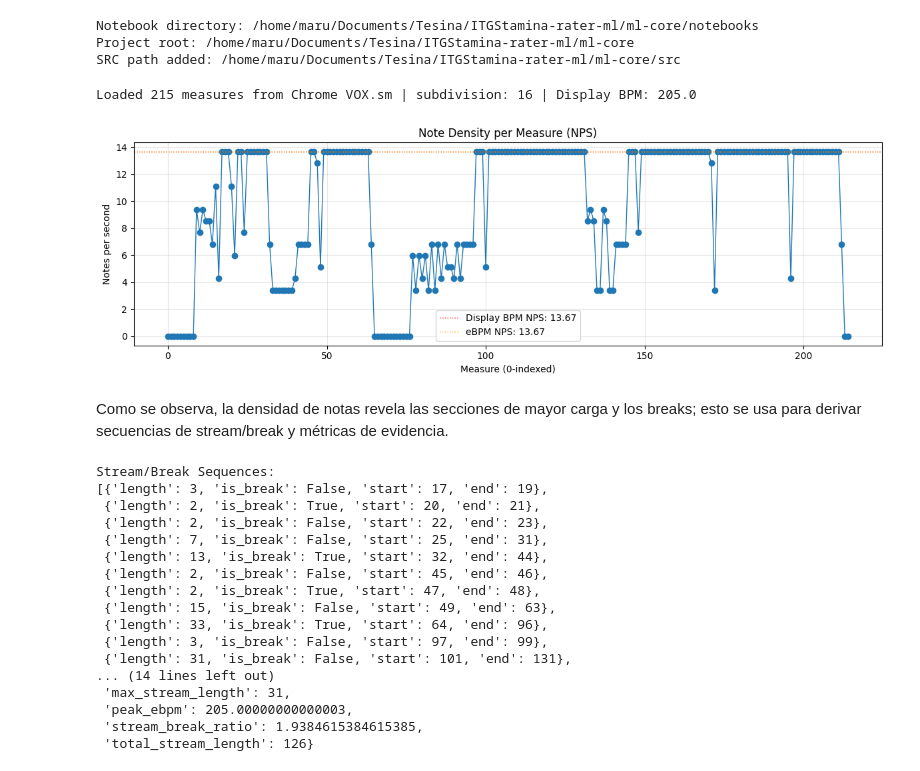
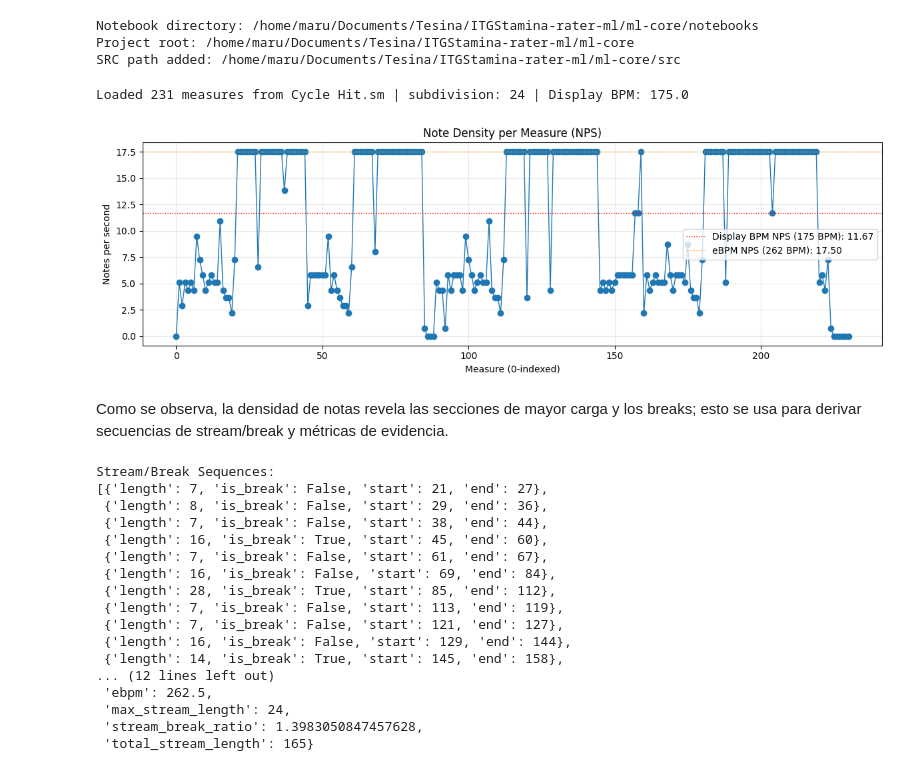
Before and after one commit to MaruDeHabanero/ITGStamina-rater-ml, a Jupyter notebook: ml-core/notebooks/01_feature_validation.ipynb, the cells around one changed output. Saved outputs shown, nothing was run; the diff lists cells and outputs as text; code cells hidden in the pictures.

```diff
--- a/ml-core/notebooks/01_feature_validation.ipynb
+++ b/ml-core/notebooks/01_feature_validation.ipynb
@@ -5,7 +5,7 @@ Este cuaderno valida el pipeline de parseo y extracción de features para charts
 # %% [markdown]
 ### Ruta del chart a mirar:
 # %%
-chart = "Stamina RPG 6/[17] Chrome VOX/Chrome VOX.sm"
+chart = "Stamina RPG 6/[23] Cycle Hit/Cycle Hit.sm"
 # %%
 %reload_ext autoreload
 # %%
@@ -33,12 +33,15 @@ Project root: /home/maru/Documents/Tesina/ITGStamina-rater-ml/ml-core
 SRC path added: /home/maru/Documents/Tesina/ITGStamina-rater-ml/ml-core/src
 # %%
 from parser import parse_sm_chart_with_meta
+from features import get_stream_sequences
 
 chart_path = PROJECT_ROOT / "data/raw" / chart
 notes_data, subdivision = parse_sm_chart_with_meta(chart_path)
 densities = notes_data["notes_per_measure"]
 display_bpm = notes_data["display_bpm"]
 
+# ES: Calcular NPS por compás y líneas de referencia.
+# EN: Compute per-measure NPS and reference lines.
 display_bpm_nps = None
 ebpm_nps = None
 
@@ -46,10 +49,14 @@ if display_bpm and display_bpm > 0:
     measure_seconds = 240.0 / display_bpm
     nps_per_measure = [count / measure_seconds for count in densities]
     display_bpm_nps = display_bpm / 15.0
-    if nps_per_measure:
-        peak_nps = float(np.nanmax(nps_per_measure))
-        if np.isfinite(peak_nps):
-            ebpm_nps = peak_nps
+
+    # ES: eBPM = Display BPM × multiplicador de subdivisión detectada.
+    # EN: eBPM = Display BPM × detected subdivision multiplier.
+    sequences = get_stream_sequences(densities, subdivision=subdivision)
+    if sequences:
+        multiplier = sequences[0].get("multiplier", 1.0)
+        ebpm = display_bpm * multiplier
+        ebpm_nps = ebpm / 15.0
 else:
     measure_seconds = None
     nps_per_measure = [np.nan for _ in densities]
@@ -57,37 +64,37 @@ else:
 print(
     f"Loaded {len(densities)} measures from {chart_path.name} | "
     f"subdivision: {subdivision} | Display BPM: {display_bpm}"
 )
 
 plt.figure(figsize=(12, 4))
 plt.plot(range(len(nps_per_measure)), nps_per_measure, marker="o", linewidth=1)
 plt.title("Note Density per Measure (NPS)")
 plt.xlabel("Measure (0-indexed)")
 plt.ylabel("Notes per second")
 plt.grid(True, alpha=0.3)
 if display_bpm_nps is not None:
     plt.axhline(
         display_bpm_nps,
         color="red",
         linestyle=":",
         linewidth=1,
-        label=f"Display BPM NPS: {display_bpm_nps:.2f}",
+        label=f"Display BPM NPS ({display_bpm:.0f} BPM): {display_bpm_nps:.2f}",
     )
 if ebpm_nps is not None:
     plt.axhline(
         ebpm_nps,
         color="orange",
         linestyle=":",
         linewidth=1,
-        label=f"eBPM NPS: {ebpm_nps:.2f}",
+        label=f"eBPM NPS ({ebpm:.0f} BPM): {ebpm_nps:.2f}",
     )
 if display_bpm_nps is not None or ebpm_nps is not None:
     plt.legend()
 plt.tight_layout()
 plt.show()
 # %% [output]
-Loaded 215 measures from Chrome VOX.sm | subdivision: 16 | Display BPM: 205.0
+Loaded 231 measures from Cycle Hit.sm | subdivision: 24 | Display BPM: 175.0
-[figure, old version]
+[figure, new version]
 # %% [markdown]
 Como se observa, la densidad de notas revela las secciones de mayor carga y los breaks; esto se usa para derivar secuencias de stream/break y métricas de evidencia.
 # %%
@@ -114,22 +121,22 @@ print("\nMetrics:")
 pprint(metrics)
 # %% [output]
 Stream/Break Sequences:
-[{'length': 3, 'is_break': False, 'start': 17, 'end': 19},
- {'length': 2, 'is_break': True, 'start': 20, 'end': 21},
- {'length': 2, 'is_break': False, 'start': 22, 'end': 23},
- {'length': 7, 'is_break': False, 'start': 25, 'end': 31},
- {'length': 13, 'is_break': True, 'start': 32, 'end': 44},
- {'length': 2, 'is_break': False, 'start': 45, 'end': 46},
- {'length': 2, 'is_break': True, 'start': 47, 'end': 48},
- {'length': 15, 'is_break': False, 'start': 49, 'end': 63},
- {'length': 33, 'is_break': True, 'start': 64, 'end': 96},
- {'length': 3, 'is_break': False, 'start': 97, 'end': 99},
- {'length': 31, 'is_break': False, 'start': 101, 'end': 131},
-... (14 lines left out)
- 'max_stream_length': 31,
- 'peak_ebpm': 205.00000000000003,
- 'stream_break_ratio': 1.9384615384615385,
- 'total_stream_length': 126}
+[{'length': 7, 'is_break': False, 'start': 21, 'end': 27},
+ {'length': 8, 'is_break': False, 'start': 29, 'end': 36},
+ {'length': 7, 'is_break': False, 'start': 38, 'end': 44},
+ {'length': 16, 'is_break': True, 'start': 45, 'end': 60},
+ {'length': 7, 'is_break': False, 'start': 61, 'end': 67},
+ {'length': 16, 'is_break': False, 'start': 69, 'end': 84},
+ {'length': 28, 'is_break': True, 'start': 85, 'end': 112},
+ {'length': 7, 'is_break': False, 'start': 113, 'end': 119},
+ {'length': 7, 'is_break': False, 'start': 121, 'end': 127},
+ {'length': 16, 'is_break': False, 'start': 129, 'end': 144},
+ {'length': 14, 'is_break': True, 'start': 145, 'end': 158},
+... (12 lines left out)
+ 'ebpm': 262.5,
+ 'max_stream_length': 24,
+ 'stream_break_ratio': 1.3983050847457628,
+ 'total_stream_length': 165}
 # %%
 print("--- ANALYSIS RESULT ---")
 print(f"File: {chart_path.name}")
```
Also changed, not shown: parts of 1 cell of this notebook, 5 other files.
